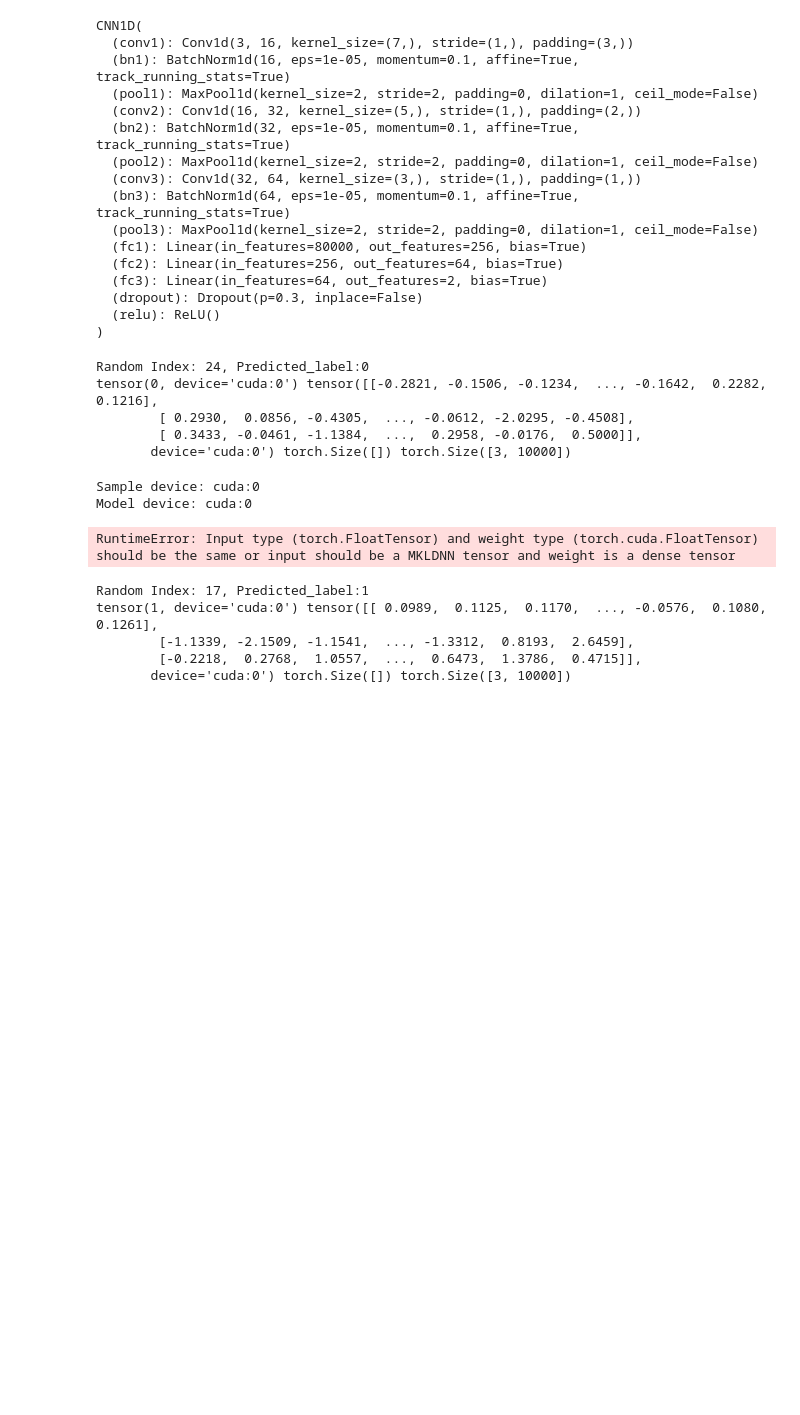
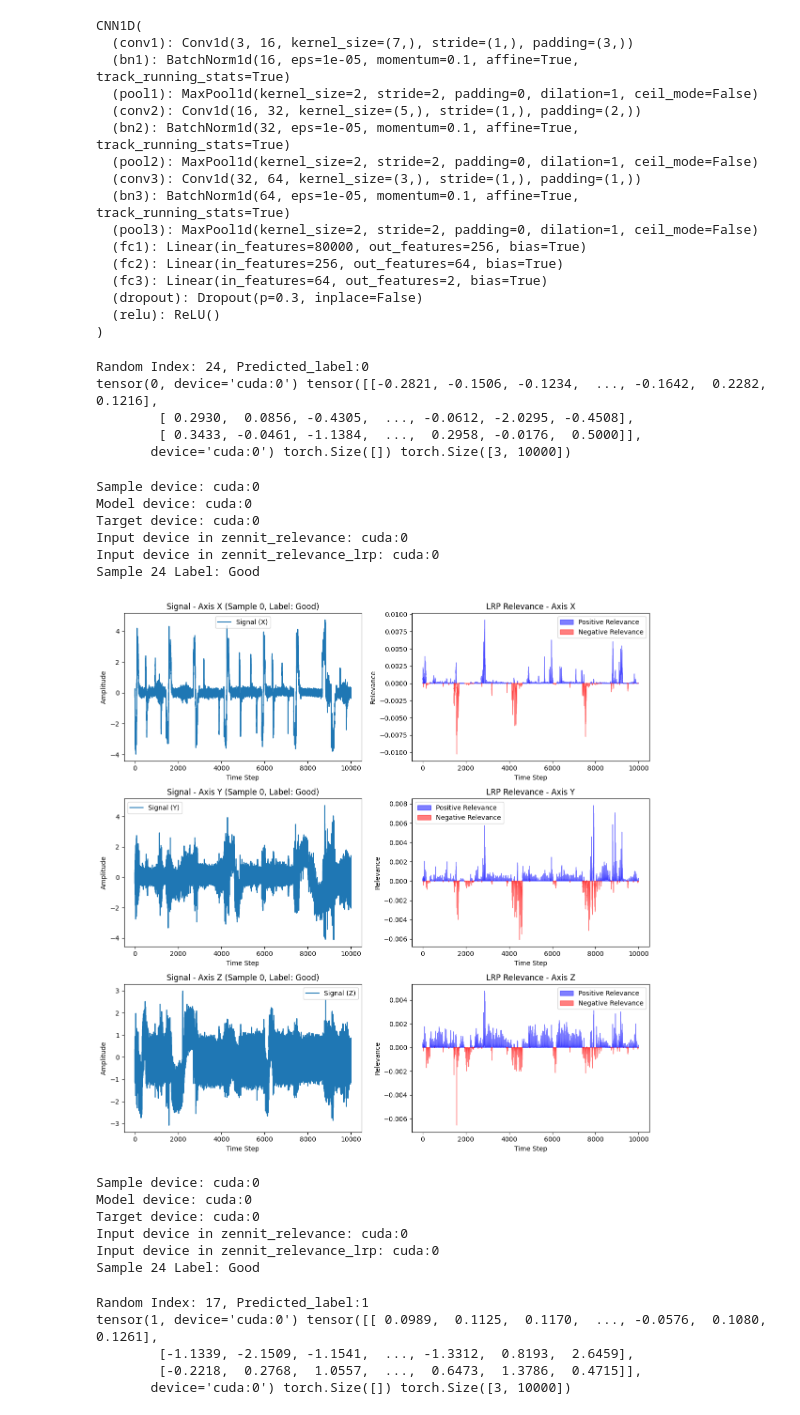
Before and after one commit to idasamayram/CNC, a Jupyter notebook: XAI_TEST_FIRST.ipynb, the cells around one changed output. Cells and saved outputs as stored; diff of their text form; code cells hidden in the pictures; blank space fills up the shorter version.

Commit message:
did lrp with lrp utils so far looks good

```diff
--- a/XAI_TEST_FIRST.ipynb
+++ b/XAI_TEST_FIRST.ipynb
@@ -744,11 +759,33 @@ tensor(0, device='cuda:0') tensor([[-0.2821, -0.1506, -0.1234,  ..., -0.1642,  0
         [ 0.2930,  0.0856, -0.4305,  ..., -0.0612, -2.0295, -0.4508],
         [ 0.3433, -0.0461, -1.1384,  ...,  0.2958, -0.0176,  0.5000]],
        device='cuda:0') torch.Size([]) torch.Size([3, 10000])
+# %%
+try:
+    relevance, input_signal, final_label = compute_lrp_relevance_single_sample(
+        model=model,
+        sample=sample,  # Shape: (3, 10000) or torch tensor
+        label=label,  # Use true label or None for prediction
+        device=device
+    )
+    print(f"Sample {random_index} Label: {'Good' if final_label == 0 else 'Bad'}")
+
+    # Visualize LRP relevances (use your existing `visualize_lrp_relevance_single_sample` function)
+    visualize_lrp_relevance_single_sample(
+        signal=input_signal,
+        relevance=relevance,
+        label=final_label)
+except Exception as e:
+    print(f"Error: {e}")
+# %% [output]
+Sample device: cuda:0
+Model device: cuda:0
+Target device: cuda:0
+Input device in zennit_relevance: cuda:0
+Input device in zennit_relevance_lrp: cuda:0
+Sample 24 Label: Good
+[figure, added]
 # %%
-print(f"Sample device: {sample.device}")
-print(f"Model device: {next(model.parameters()).device}")
-# print(f"Target device: {target.device}")
-# Compute LRP relevances for the single sample
+
 relevance, input_signal, final_label = compute_lrp_relevance_single_sample(
             model=model,
             sample=sample,  # Shape: (3, 10000) or torch tensor
@@ -759,7 +796,10 @@ print(f"Sample {random_index} Label: {'Good' if final_label == 0 else 'Bad'}")#%
 # %% [output]
 Sample device: cuda:0
 Model device: cuda:0
+Target device: cuda:0
+Input device in zennit_relevance: cuda:0
+Input device in zennit_relevance_lrp: cuda:0
+Sample 24 Label: Good
-RuntimeError: Input type (torch.FloatTensor) and weight type (torch.cuda.FloatTensor) should be the same or input should be a MKLDNN tensor and weight is a dense tensor
 # %%
 # Load a Bad sample
 
```
Also changed, not shown: parts of 3 cells of this notebook, 1 other file.
